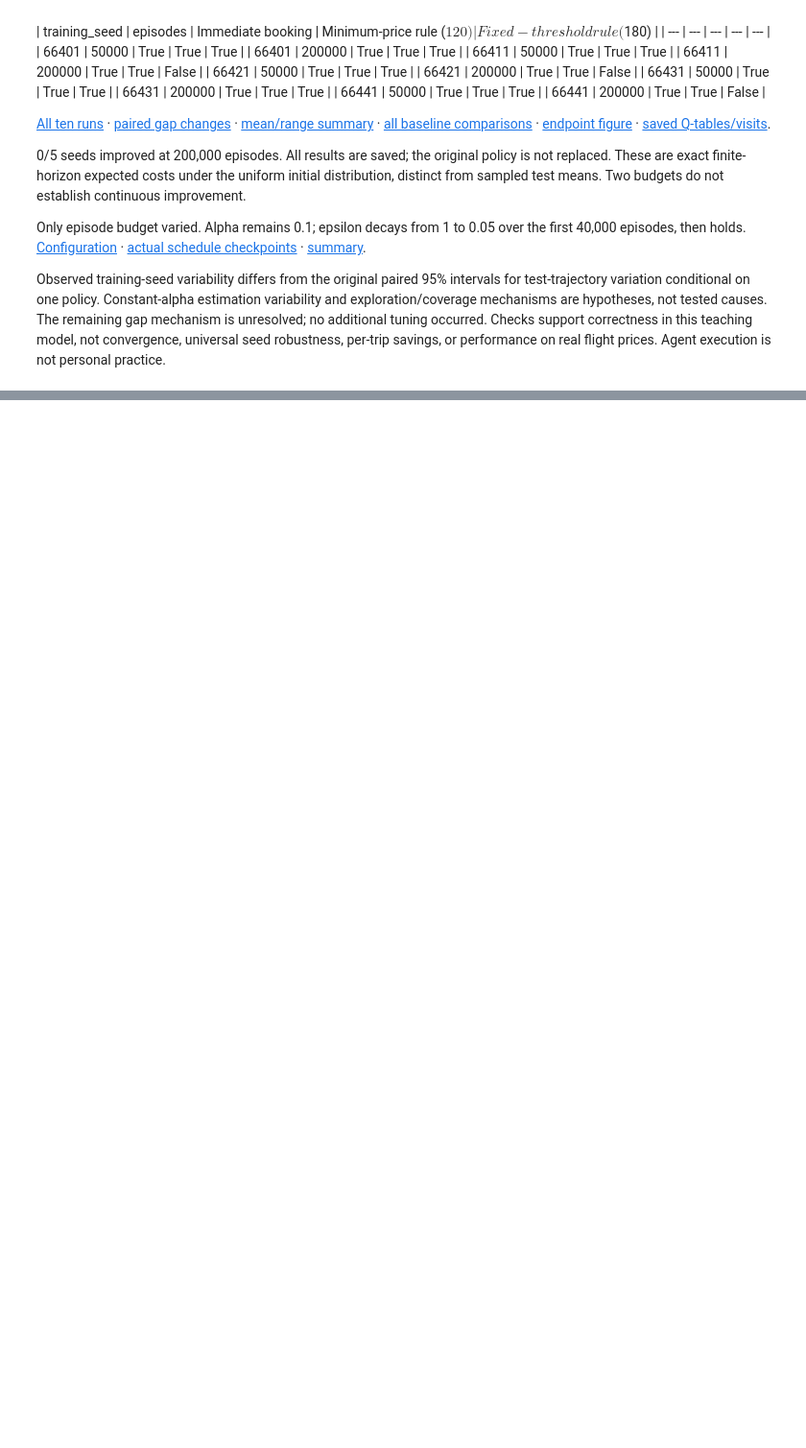
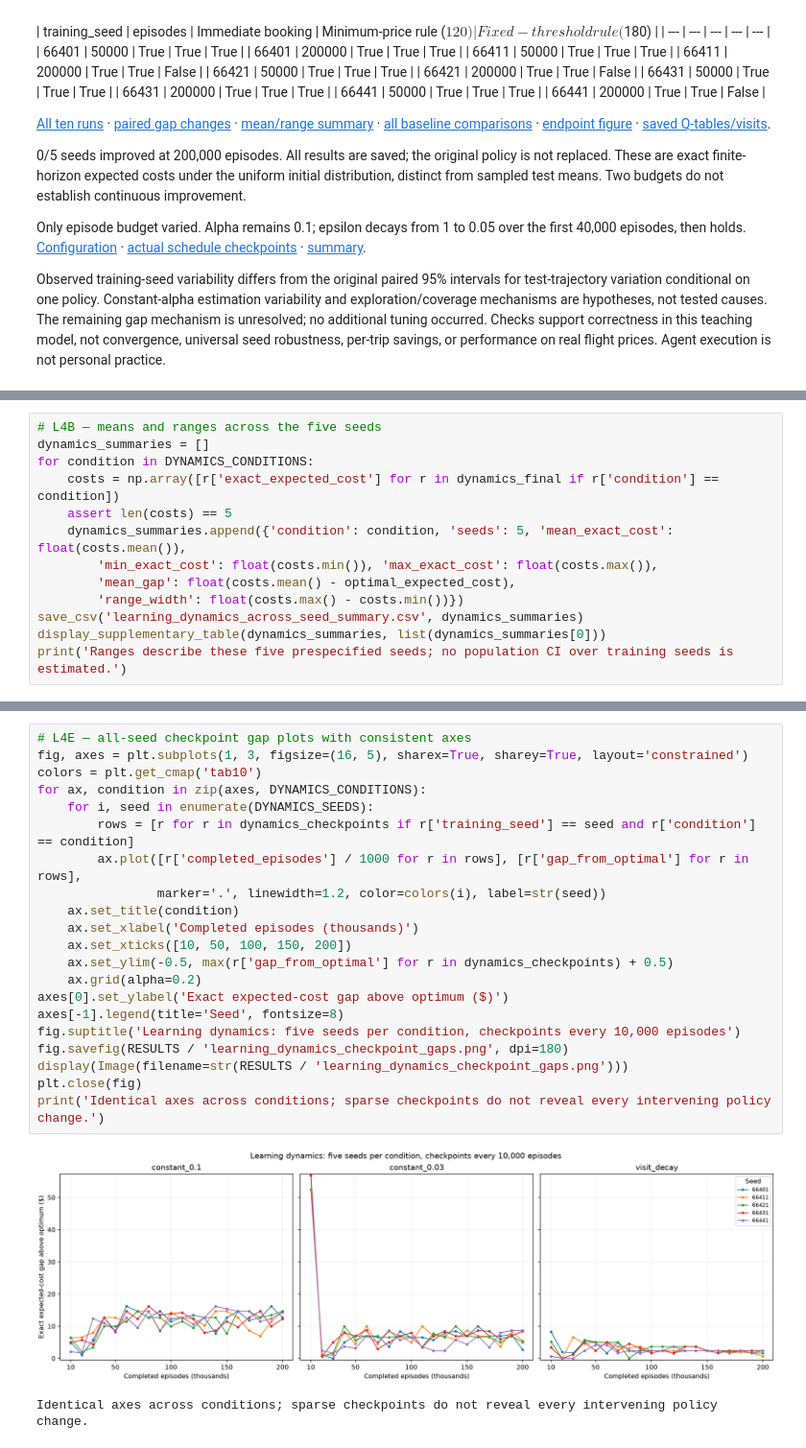
Before and after one commit to MelodyW2022/CS664_Project_Wong_Sheung_Wan, a Jupyter notebook: CS664_Flight_Booking.ipynb, the cells around one changed output, grey strips where cells are left out. Shown at 96% size. Cells and saved outputs as stored; diff of their text form; blank space fills up the shorter version.

Commit message:
Record bounded learning dynamics and three learning-rate conditions

```diff
--- a/CS664_Flight_Booking.ipynb
+++ b/CS664_Flight_Booking.ipynb
@@ -1370,0 +1708,13 @@ Observed training-seed variability differs from the original paired 95% interval
+# %%
+# L4B — means and ranges across the five seeds
+dynamics_summaries = []
+for condition in DYNAMICS_CONDITIONS:
+    costs = np.array([r['exact_expected_cost'] for r in dynamics_final if r['condition'] == condition])
+    assert len(costs) == 5
+    dynamics_summaries.append({'condition': condition, 'seeds': 5, 'mean_exact_cost': float(costs.mean()),
+        'min_exact_cost': float(costs.min()), 'max_exact_cost': float(costs.max()),
+        'mean_gap': float(costs.mean() - optimal_expected_cost),
+        'range_width': float(costs.max() - costs.min())})
+save_csv('learning_dynamics_across_seed_summary.csv', dynamics_summaries)
+display_supplementary_table(dynamics_summaries, list(dynamics_summaries[0]))
+print('Ranges describe these five prespecified seeds; no population CI over training seeds is estimated.')
@@ -1370,0 +1825,24 @@ Observed training-seed variability differs from the original paired 95% interval
+# %%
+# L4E — all-seed checkpoint gap plots with consistent axes
+fig, axes = plt.subplots(1, 3, figsize=(16, 5), sharex=True, sharey=True, layout='constrained')
+colors = plt.get_cmap('tab10')
+for ax, condition in zip(axes, DYNAMICS_CONDITIONS):
+    for i, seed in enumerate(DYNAMICS_SEEDS):
+        rows = [r for r in dynamics_checkpoints if r['training_seed'] == seed and r['condition'] == condition]
+        ax.plot([r['completed_episodes'] / 1000 for r in rows], [r['gap_from_optimal'] for r in rows],
+                marker='.', linewidth=1.2, color=colors(i), label=str(seed))
+    ax.set_title(condition)
+    ax.set_xlabel('Completed episodes (thousands)')
+    ax.set_xticks([10, 50, 100, 150, 200])
+    ax.set_ylim(-0.5, max(r['gap_from_optimal'] for r in dynamics_checkpoints) + 0.5)
+    ax.grid(alpha=0.2)
+axes[0].set_ylabel('Exact expected-cost gap above optimum ($)')
+axes[-1].legend(title='Seed', fontsize=8)
+fig.suptitle('Learning dynamics: five seeds per condition, checkpoints every 10,000 episodes')
+fig.savefig(RESULTS / 'learning_dynamics_checkpoint_gaps.png', dpi=180)
+display(Image(filename=str(RESULTS / 'learning_dynamics_checkpoint_gaps.png')))
+plt.close(fig)
+print('Identical axes across conditions; sparse checkpoints do not reveal every intervening policy change.')
+# %% [output]
+[figure, added]
+Identical axes across conditions; sparse checkpoints do not reveal every intervening policy change.
```
Also changed, not shown: parts of 37 cells of this notebook, 18 other files.
